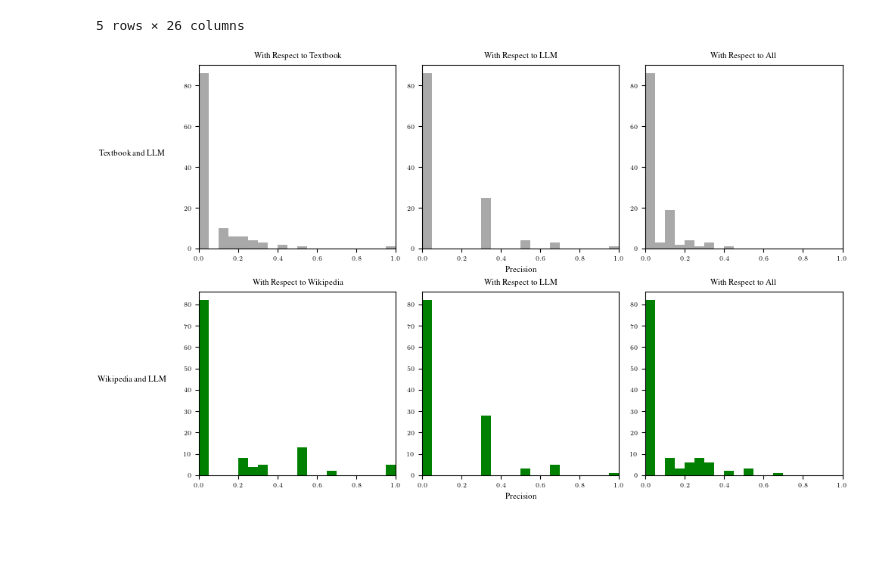
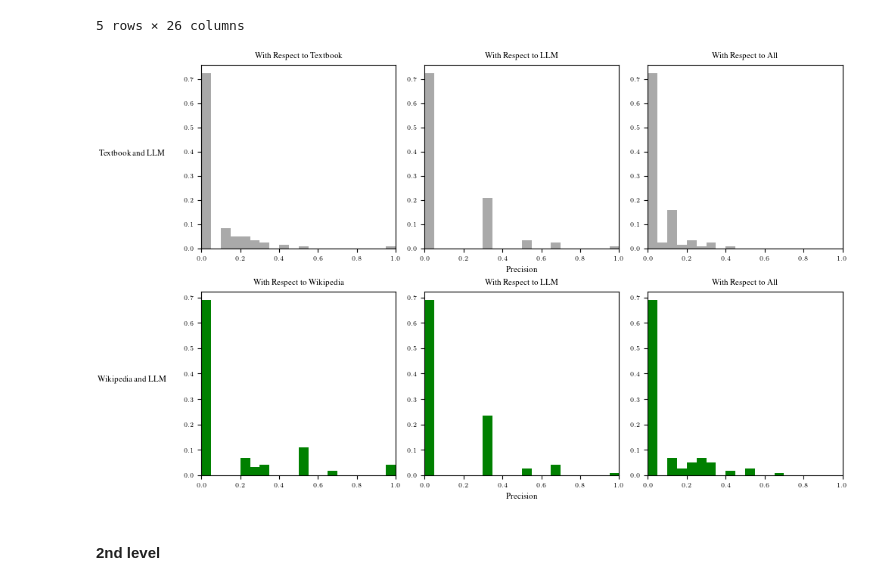
Before and after one commit to mlcolab/learning-dependencies, a Jupyter notebook: exp/22_Metrics.ipynb, the cells around one changed output. Drawn from its saved outputs; the diff is of its cells as text; code cells hidden in the pictures; blank space fills up the shorter version.

Commit message:
update graphs

```diff
--- a/exp/22_Metrics.ipynb
+++ b/exp/22_Metrics.ipynb
@@ -300,40 +300,49 @@ figs, ax = plt.subplots(2, 3, figsize=(10,6))
 #ax[0,2].hist(deps['precision_tb_wiki_all'],bins=20, range = (0,1), color="darkgrey")
 #ax[0,2].set_xlim(0, 1)
 
+deps1 = deps.loc[filter]
 
 ax[0,0].set_title("With Respect to Textbook")
-ax[0,0].hist(deps.loc[filter,'precision_tb_llm_tb'],bins=20, range = (0,1),color="darkgrey")
+ax[0,0].hist(deps1['precision_tb_llm_tb'],bins=20, range = (0,1),color="darkgrey",
+             weights=np.ones(len(deps1['precision_tb_llm_tb'])) / len(deps1['precision_tb_llm_tb']))
 ax[0,0].set_xlim(0, 1)
 
 ax[0,0].set_ylabel('Textbook and LLM', rotation=0, labelpad=50)
 
 ax[0,1].set_title("With Respect to LLM")
-ax[0,1].hist(deps.loc[filter,'precision_tb_llm_llm'],bins=20, range = (0,1), color="darkgrey")
+ax[0,1].hist(deps1['precision_tb_llm_llm'],bins=20, range = (0,1), color="darkgrey",
+             weights=np.ones(len(deps1['precision_tb_llm_llm'])) / len(deps1['precision_tb_llm_llm']))
 ax[0,1].set_xlim(0, 1)
 
 ax[0,2].set_title("With Respect to All")
-ax[0,2].hist(deps.loc[filter,'precision_tb_llm_all'],bins=20, range = (0,1), color="darkgrey")
+ax[0,2].hist(deps1['precision_tb_llm_all'],bins=20, range = (0,1), color="darkgrey",
+             weights=np.ones(len(deps1['precision_tb_llm_all'])) / len(deps1['precision_tb_llm_all']))
 ax[0,2].set_xlim(0, 1)
 
 
 ax[1,0].set_title("With Respect to Wikipedia")
-ax[1,0].hist(deps.loc[filter,'precision_llm_wiki_wiki'],bins=20, range = (0,1),color="green")
+ax[1,0].hist(deps1['precision_llm_wiki_wiki'],bins=20, range = (0,1),color="green",
+             weights=np.ones(len(deps1['precision_llm_wiki_wiki'])) / len(deps1['precision_llm_wiki_wiki']))
 ax[1,0].set_xlim(0, 1)
 ax[1,0].set_ylabel('Wikipedia and LLM', rotation=0, labelpad=50)
 
 ax[1,1].set_title("With Respect to LLM")
-ax[1,1].hist(deps.loc[filter,'precision_llm_wiki_llm'],bins=20, range = (0,1), color="green")
+ax[1,1].hist(deps1['precision_llm_wiki_llm'],bins=20, range = (0,1), color="green",
+             weights=np.ones(len(deps1['precision_llm_wiki_llm'])) / len(deps1['precision_llm_wiki_llm']))
 ax[1,1].set_xlim(0, 1)
 
 ax[1,2].set_title("With Respect to All")
-ax[1,2].hist(deps.loc[filter,'precision_llm_wiki_all'],bins=20, range = (0,1), color="green")
+ax[1,2].hist(deps1['precision_llm_wiki_all'],bins=20, range = (0,1), color="green",
+             weights=np.ones(len(deps1['precision_llm_wiki_all'])) / len(deps1['precision_llm_wiki_all']))
 ax[1,2].set_xlim(0, 1)
 
 ax[0,1].set_xlabel('Precision')
 ax[1,1].set_xlabel('Precision')
 
 plt.show()
 # %% [output]
-[figure, old version]
+[figure, new version]
 # %%
 figs.savefig("../doc/img/precision_deps.pdf", format="pdf")
+# %% [markdown]
+#### 2nd level
```
Also changed, not shown: parts of 3 cells of this notebook, 2 other files.
